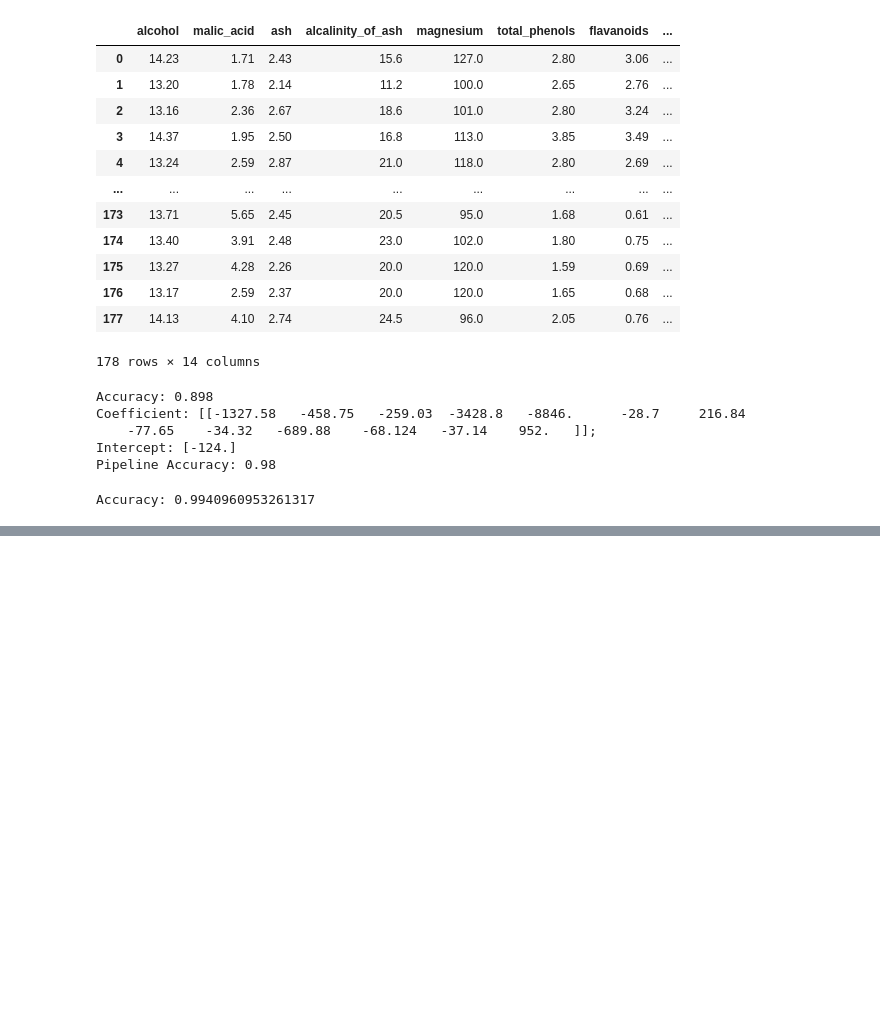
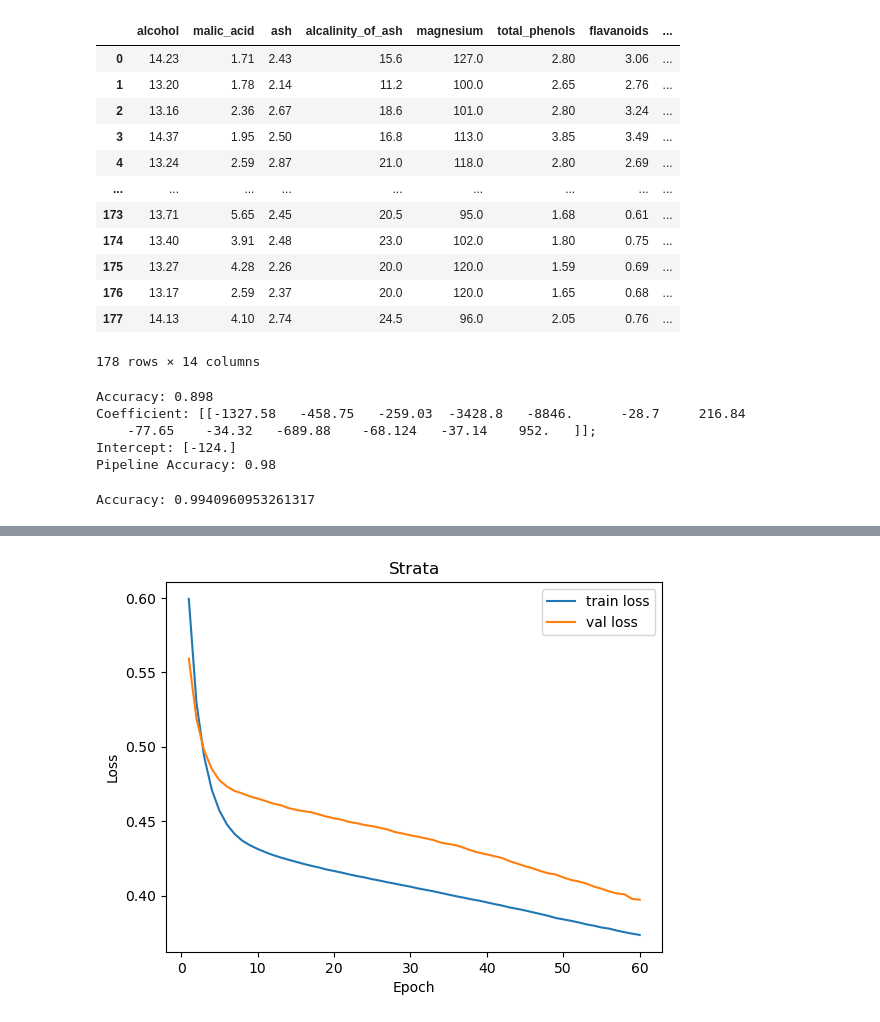
Before and after one commit to jkkusmi/AGISSN-25-26, a Jupyter notebook: cw2.ipynb, the cells around one changed output, grey strips where cells are left out. Drawn from its saved outputs; the diff is of its cells as text; code cells hidden in the pictures; blank space fills up the shorter version.

```diff
--- a/cw2.ipynb
+++ b/cw2.ipynb
@@ -118,0 +206,93 @@ mlp.fit(X_train_scaled, y_train)
+# %%
+## 5.
+import numpy as np
+import tensorflow
+import matplotlib.pyplot as plt
+from sklearn.datasets import fetch_openml
+from sklearn.model_selection import train_test_split
+from sklearn.preprocessing import StandardScaler, LabelEncoder
+from tensorflow import keras
+from tensorflow.keras import layers
+
+# a) Wczytanie danych z OpenML
+X, y = fetch_openml(name="phoneme", version=1, as_frame=False, return_X_y=True)
+
+# Kodowanie etykiet (jeśli są tekstowe)
+le = LabelEncoder()
+y = le.fit_transform(y)
+
+# Standaryzacja cech
+scaler = StandardScaler()
+X = scaler.fit_transform(X)
+
+# Podział: train / val / test (60 / 20 / 20)
+X_tmp, X_test, y_tmp, y_test = train_test_split(
+    X, y, test_size=0.2, random_state=42, stratify=y
+)
+
+X_train, X_val, y_train, y_val = train_test_split(
+    X_tmp, y_tmp, test_size=0.25, random_state=42, stratify=y_tmp
+)  # 0.25 * 0.8 = 0.2
+
+num_classes = len(np.unique(y))
+
+# b) Model: 2 warstwy ukryte po 20 neuronów, optymalizator SGD
+model = keras.Sequential([
+    layers.Input(shape=(X_train.shape[1],)),
+    layers.Dense(20, activation="relu"),
+    layers.Dense(20, activation="relu"),
+    layers.Dense(num_classes, activation="softmax")
+])
+
+model.compile(
+    optimizer=keras.optimizers.SGD(learning_rate=0.01, momentum=0.0),
+    loss="sparse_categorical_crossentropy",
+    metrics=["accuracy"]
+)
+
+# Trening
+history = model.fit(
+    X_train, y_train,
+    validation_data=(X_val, y_val),
+    epochs=60,
+    batch_size=32,
+    verbose=2
+)
+
+# Wykresy: strata i dokładność
+epochs = range(1, len(history.history["loss"]) + 1)
+
+plt.figure()
+plt.plot(epochs, history.history["loss"], label="train loss")
+plt.plot(epochs, history.history["val_loss"], label="val loss")
+plt.xlabel("Epoch")
+plt.ylabel("Loss")
+plt.legend()
+plt.title("Strata")
+plt.show()
+
+plt.figure()
+plt.plot(epochs, history.history["accuracy"], label="train acc")
+plt.plot(epochs, history.history["val_accuracy"], label="val acc")
+plt.xlabel("Epoch")
+plt.ylabel("Accuracy")
+plt.legend()
+plt.title("Dokładność")
+plt.show()
+
+# Najlepsza epoka wg walidacji
+best_epoch = np.argmax(history.history["val_accuracy"]) + 1
+best_val_acc = np.max(history.history["val_accuracy"])
+
+print("Najlepsza epoka (wg walidacji):", best_epoch)
+print("Najlepsza dokładność walidacyjna:", best_val_acc)
+
+# Test
+test_loss, test_acc = model.evaluate(X_test, y_test, verbose=0)
+train_loss, train_acc = model.evaluate(X_train, y_train, verbose=0)
+val_loss, val_acc = model.evaluate(X_val, y_val, verbose=0)
+
+print("Dokładność trening:", train_acc)
+print("Dokładność walidacja:", val_acc)
+print("Dokładność test:", test_acc)
+# %% [output]
@@ -118,0 +316 @@ mlp.fit(X_train_scaled, y_train)
+[figure, added]
```
Also changed, not shown: parts of 4 cells of this notebook.
